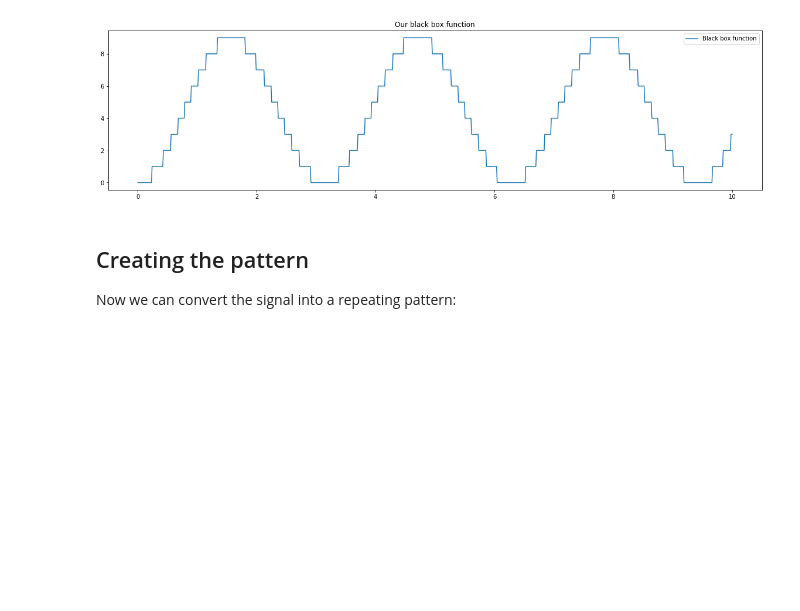
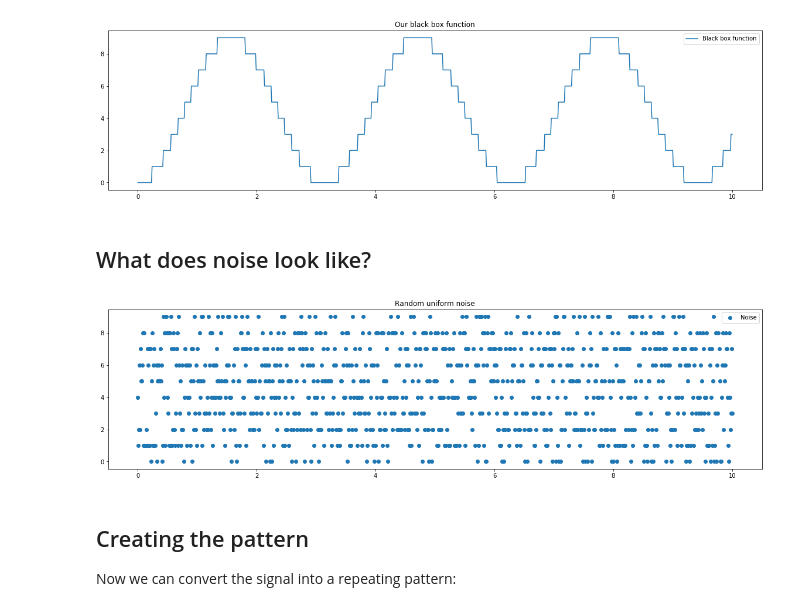
Before and after one commit to LucaCappelletti94/Master-in-Bioinformatics-and-Functional-genomics, a Jupyter notebook: CNN.ipynb, the cells around one changed output. Drawn from its saved outputs; the diff is of its cells as text; code cells hidden in the pictures; blank space fills up the shorter version.

```diff
--- a/CNN.ipynb
+++ b/CNN.ipynb
@@ -40,6 +84,21 @@ plt.legend()
 plt.show()
 # %% [output]
 [figure]
+# %% [markdown]
+## What does noise look like?
+# %%
+def plot_noise():
+    plt.figure(figsize=(20, 5))
+    x = np.linspace(0,10, num=1000,endpoint=True)
+    y = noise(x)
+    plt.plot(x,y, "o", label='Noise')
+
+plot_noise()
+plt.title("Random uniform noise")
+plt.legend()
+plt.show()
+# %% [output]
+[figure, added]
 # %% [markdown]
 ## Creating the pattern
 Now we can convert the signal into a repeating pattern:
```
Also changed, not shown: parts of 38 cells of this notebook, 6 other files.
